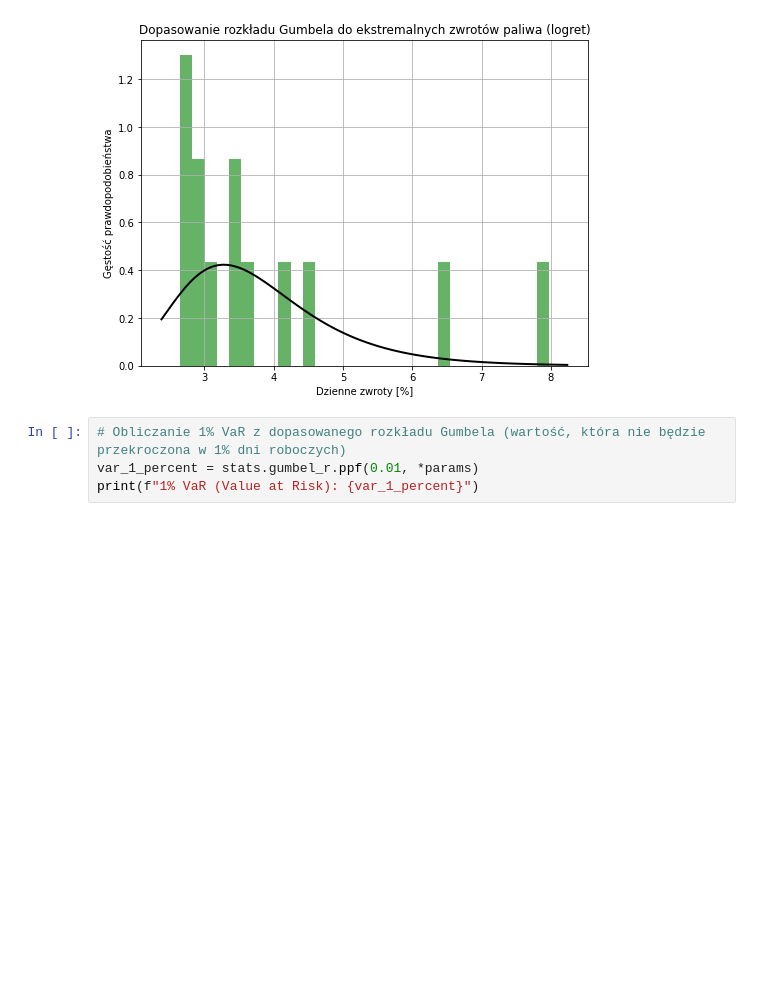
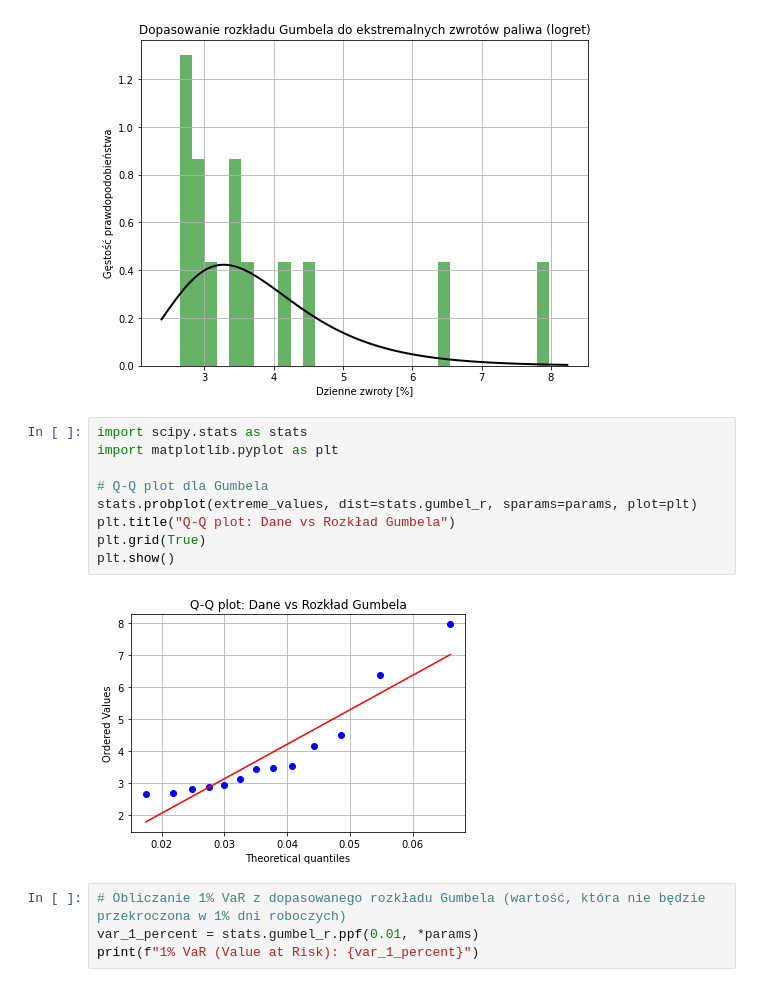
Before and after one commit to werpyr1003/Zarz-dzanie_ryzykiem_McDonald_Corporation, a Jupyter notebook: Projekt_2/Kody.ipynb, the cells around one changed output. Saved outputs shown, nothing was run; the diff lists cells and outputs as text; blank space fills up the shorter version.

```diff
--- a/Projekt_2/Kody.ipynb
+++ b/Projekt_2/Kody.ipynb
@@ -984,6 +984,17 @@ plt.show()
 # %% [output]
 Parametry rozkładu Gumbela: μ = 3.2793, β = 0.8692
 [figure]
+# %%
+import scipy.stats as stats
+import matplotlib.pyplot as plt
+
+# Q-Q plot dla Gumbela
+stats.probplot(extreme_values, dist=stats.gumbel_r, sparams=params, plot=plt)
+plt.title("Q-Q plot: Dane vs Rozkład Gumbela")
+plt.grid(True)
+plt.show()
+# %% [output]
+[figure, added]
 # %%
 # Obliczanie 1% VaR z dopasowanego rozkładu Gumbela (wartość, która nie będzie przekroczona w 1% dni roboczych)
 var_1_percent = stats.gumbel_r.ppf(0.01, *params)
```
Also changed, not shown: parts of 2 cells of this notebook.
